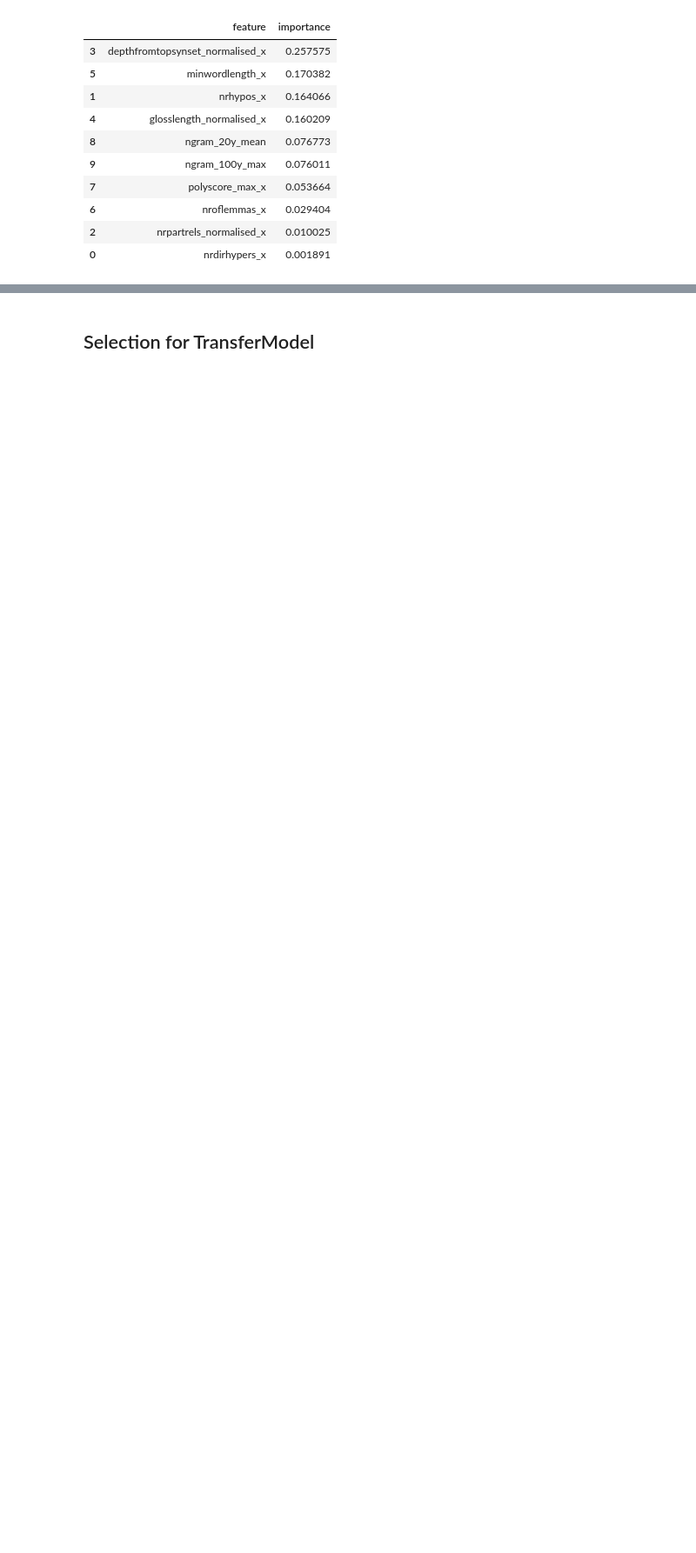
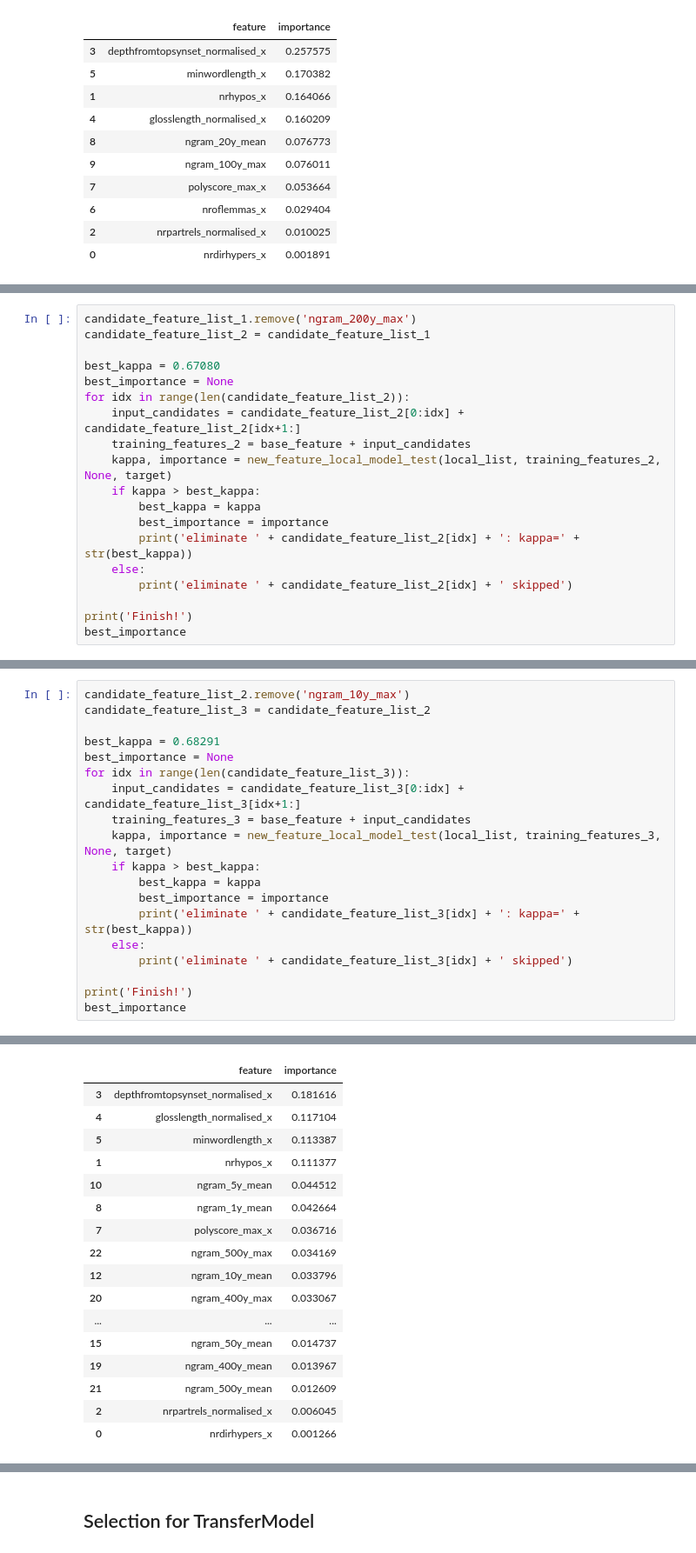
Before and after one commit to DanferWang/Basic_Level_work, a Jupyter notebook: Google_Ngrams/feature_selection.ipynb, the cells around one changed output, grey strips where cells are left out. Shown: that part at 87% size. Drawn from its saved outputs; the diff is of its cells as text; blank space fills up the shorter version.

```diff
--- a/Google_Ngrams/feature_selection.ipynb
+++ b/Google_Ngrams/feature_selection.ipynb
@@ -589,0 +747,19 @@ best_importance
+# %%
+candidate_feature_list_1.remove('ngram_200y_max')
+candidate_feature_list_2 = candidate_feature_list_1
+
+best_kappa = 0.67080
+best_importance = None
+for idx in range(len(candidate_feature_list_2)):
+    input_candidates = candidate_feature_list_2[0:idx] + candidate_feature_list_2[idx+1:]
+    training_features_2 = base_feature + input_candidates
+    kappa, importance = new_feature_local_model_test(local_list, training_features_2, None, target)
+    if kappa > best_kappa:
+        best_kappa = kappa
+        best_importance = importance
+        print('eliminate ' + candidate_feature_list_2[idx] + ': kappa=' + str(best_kappa))
+    else:
+        print('eliminate ' + candidate_feature_list_2[idx] + ' skipped')
+
+print('Finish!')
+best_importance
@@ -589,0 +773,20 @@ best_importance
+# %%
+candidate_feature_list_2.remove('ngram_10y_max')
+candidate_feature_list_3 = candidate_feature_list_2
+
+best_kappa = 0.68291
+best_importance = None
+for idx in range(len(candidate_feature_list_3)):
+    input_candidates = candidate_feature_list_3[0:idx] + candidate_feature_list_3[idx+1:]
+    training_features_3 = base_feature + input_candidates
+    kappa, importance = new_feature_local_model_test(local_list, training_features_3, None, target)
+    if kappa > best_kappa:
+        best_kappa = kappa
+        best_importance = importance
+        print('eliminate ' + candidate_feature_list_3[idx] + ': kappa=' + str(best_kappa))
+    else:
+        print('eliminate ' + candidate_feature_list_3[idx] + ' skipped')
+
+print('Finish!')
+best_importance
+# %% [output]
@@ -589,0 +810,17 @@ best_importance
+|  | feature | importance |
+| 3 | depthfromtopsynset_normalised_x | 0.181616 |
+| 4 | glosslength_normalised_x | 0.117104 |
+| 5 | minwordlength_x | 0.113387 |
+| 1 | nrhypos_x | 0.111377 |
+| 10 | ngram_5y_mean | 0.044512 |
+| 8 | ngram_1y_mean | 0.042664 |
+| 7 | polyscore_max_x | 0.036716 |
+| 22 | ngram_500y_max | 0.034169 |
+| 12 | ngram_10y_mean | 0.033796 |
+| 20 | ngram_400y_max | 0.033067 |
+| ... | ... | ... |
+| 15 | ngram_50y_mean | 0.014737 |
+| 19 | ngram_400y_mean | 0.013967 |
+| 21 | ngram_500y_mean | 0.012609 |
+| 2 | nrpartrels_normalised_x | 0.006045 |
+| 0 | nrdirhypers_x | 0.001266 |
```
Also changed, not shown: parts of 13 cells of this notebook, 3 other files.
